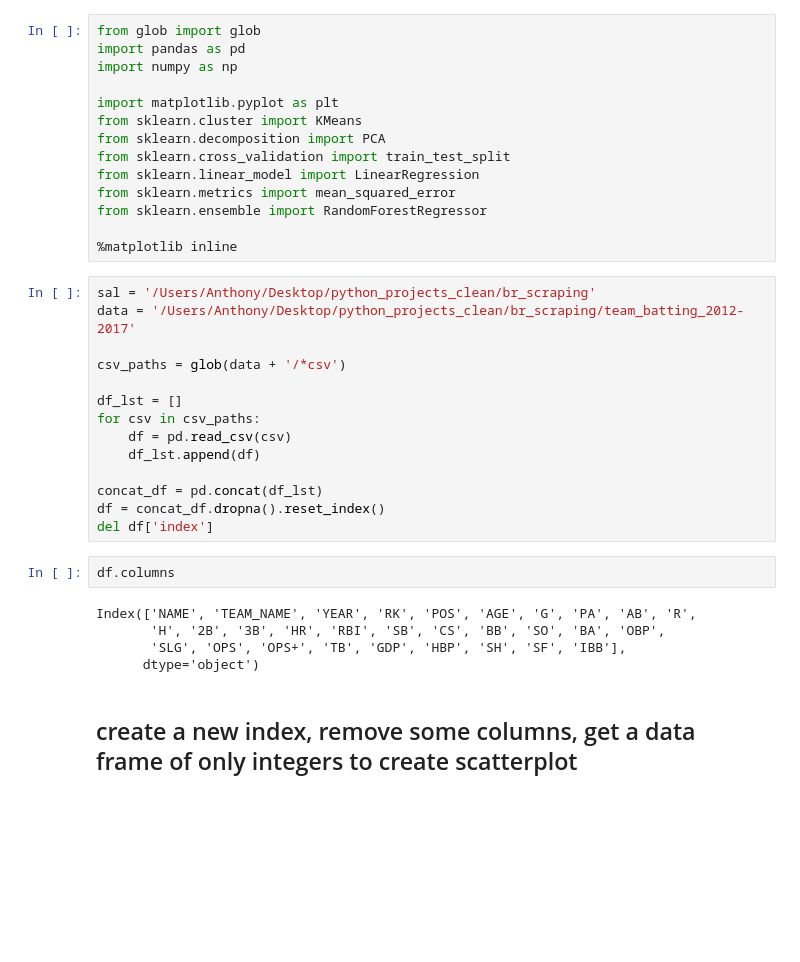
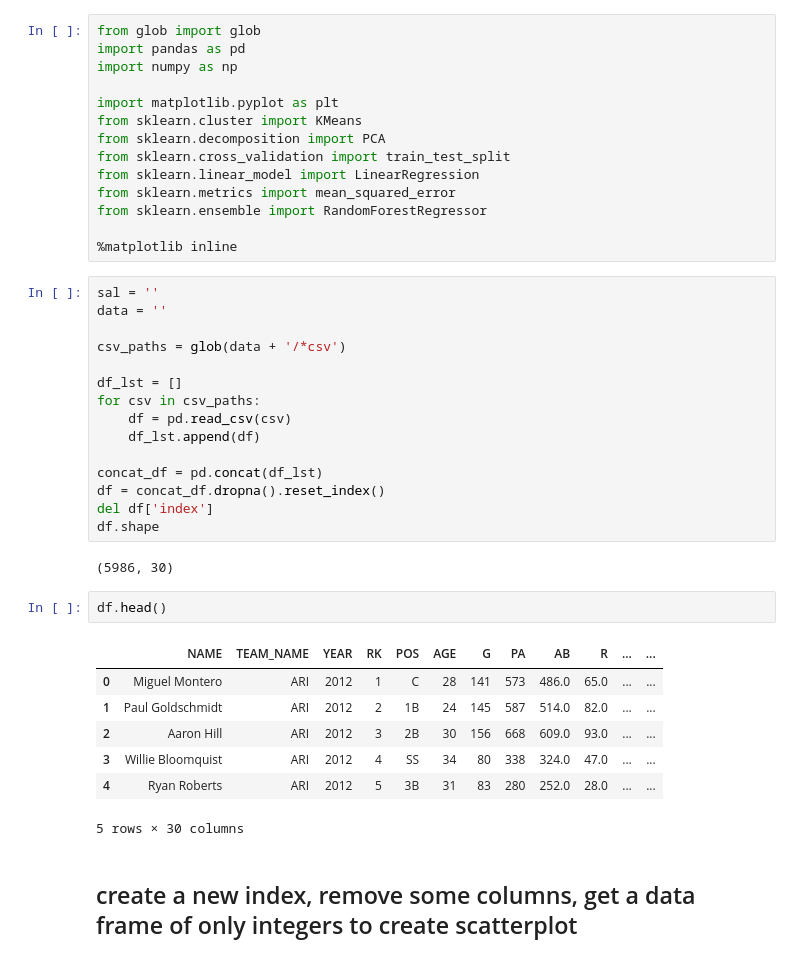
Before and after one commit to FelicianoAnthony/Python_projects, a Jupyter notebook: helper_functions/scatterplot_dataframe.ipynb, the cells around one changed output. Cells and saved outputs as stored; diff of their text form; blank space fills up the shorter version.

Commit message:
data frame column subplots

```diff
--- a/helper_functions/scatterplot_dataframe.ipynb
+++ b/helper_functions/scatterplot_dataframe.ipynb
@@ -13,8 +13,8 @@ from sklearn.ensemble import RandomForestRegressor
 
 %matplotlib inline
 # %%
-sal = '/Users/Anthony/Desktop/python_projects_clean/br_scraping'
-data = '/Users/Anthony/Desktop/python_projects_clean/br_scraping/team_batting_2012-2017'
+sal = ''
+data = ''
 
 csv_paths = glob(data + '/*csv')
 
@@ -26,13 +26,19 @@ for csv in csv_paths:
 concat_df = pd.concat(df_lst)
 df = concat_df.dropna().reset_index()
 del df['index']
+df.shape
+# %% [output]
+(5986, 30)
 # %%
-df.columns
+df.head()
 # %% [output]
+|  | NAME | TEAM_NAME | YEAR | RK | POS | AGE | G | PA | AB | R | ... | ... |
+| 0 | Miguel Montero | ARI | 2012 | 1 | C | 28 | 141 | 573 | 486.0 | 65.0 | ... | ... |
+| 1 | Paul Goldschmidt | ARI | 2012 | 2 | 1B | 24 | 145 | 587 | 514.0 | 82.0 | ... | ... |
+| 2 | Aaron Hill | ARI | 2012 | 3 | 2B | 30 | 156 | 668 | 609.0 | 93.0 | ... | ... |
+| 3 | Willie Bloomquist | ARI | 2012 | 4 | SS | 34 | 80 | 338 | 324.0 | 47.0 | ... | ... |
+| 4 | Ryan Roberts | ARI | 2012 | 5 | 3B | 31 | 83 | 280 | 252.0 | 28.0 | ... | ... |
-Index(['NAME', 'TEAM_NAME', 'YEAR', 'RK', 'POS', 'AGE', 'G', 'PA', 'AB', 'R',
-       'H', '2B', '3B', 'HR', 'RBI', 'SB', 'CS', 'BB', 'SO', 'BA', 'OBP',
-       'SLG', 'OPS', 'OPS+', 'TB', 'GDP', 'HBP', 'SH', 'SF', 'IBB'],
-      dtype='object')
+5 rows × 30 columns
 # %% [markdown]
 ## create a new index, remove some columns, get a data frame of only integers to create scatterplot
 # %%
```
